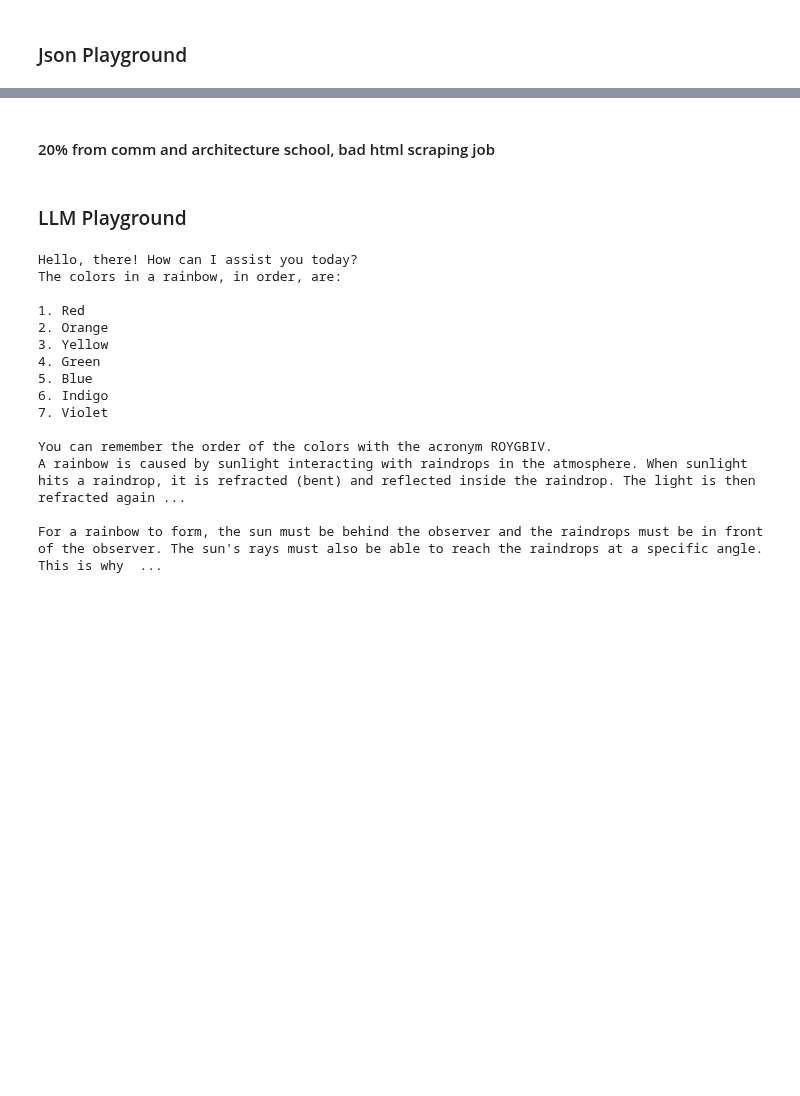
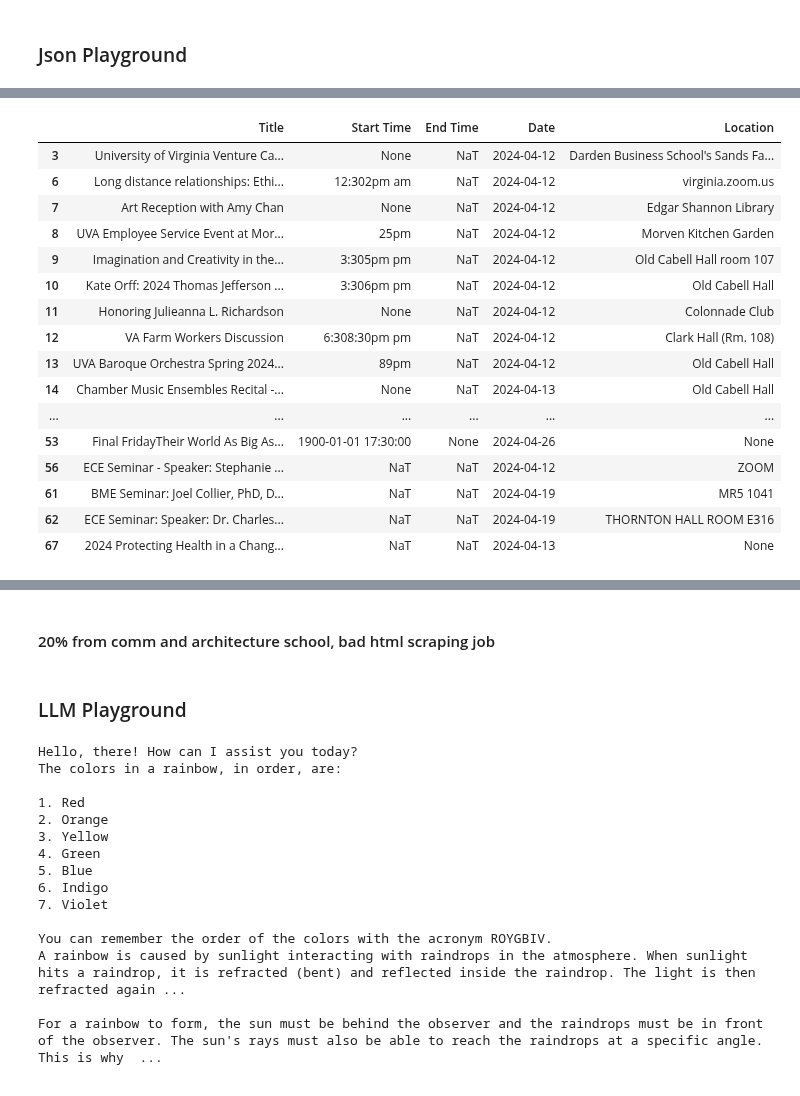
Before and after one commit to alzox/html2ai2json, a Jupyter notebook: script_testing.ipynb, the cells around one changed output, grey strips where cells are left out. Cells and saved outputs as stored; diff of their text form; code cells hidden in the pictures; blank space fills up the shorter version.

```diff
--- a/script_testing.ipynb
+++ b/script_testing.ipynb
@@ -417,0 +495,20 @@ Discarded Events 14
+# %%
+all_events_df[all_events_df["End Time"].isna()]
+# %% [output]
+|  | Title | Start Time | End Time | Date | Location |
+| 3 | University of Virginia Venture Ca... | None | NaT | 2024-04-12 | Darden Business School's Sands Fa... |
+| 6 | Long distance relationships: Ethi... | 12:302pm am | NaT | 2024-04-12 | virginia.zoom.us |
+| 7 | Art Reception with Amy Chan | None | NaT | 2024-04-12 | Edgar Shannon Library |
+| 8 | UVA Employee Service Event at Mor... | 25pm | NaT | 2024-04-12 | Morven Kitchen Garden |
+| 9 | Imagination and Creativity in the... | 3:305pm pm | NaT | 2024-04-12 | Old Cabell Hall room 107 |
+| 10 | Kate Orff: 2024 Thomas Jefferson ... | 3:306pm pm | NaT | 2024-04-12 | Old Cabell Hall |
+| 11 | Honoring Julieanna L. Richardson | None | NaT | 2024-04-12 | Colonnade Club |
+| 12 | VA Farm Workers Discussion | 6:308:30pm pm | NaT | 2024-04-12 | Clark Hall (Rm. 108) |
+| 13 | UVA Baroque Orchestra Spring 2024... | 89pm | NaT | 2024-04-12 | Old Cabell Hall |
+| 14 | Chamber Music Ensembles Recital -... | None | NaT | 2024-04-13 | Old Cabell Hall |
+| ... | ... | ... | ... | ... | ... |
+| 53 | Final FridayTheir World As Big As... | 1900-01-01 17:30:00 | None | 2024-04-26 | None |
+| 56 | ECE Seminar - Speaker: Stephanie ... | NaT | NaT | 2024-04-12 | ZOOM |
+| 61 | BME Seminar: Joel Collier, PhD, D... | NaT | NaT | 2024-04-19 | MR5 1041 |
+| 62 | ECE Seminar: Speaker: Dr. Charles... | NaT | NaT | 2024-04-19 | THORNTON HALL ROOM E316 |
+| 67 | 2024 Protecting Health in a Chang... | NaT | NaT | 2024-04-13 | None |
```
Also changed, not shown: parts of 10 cells of this notebook, 2 other files.
